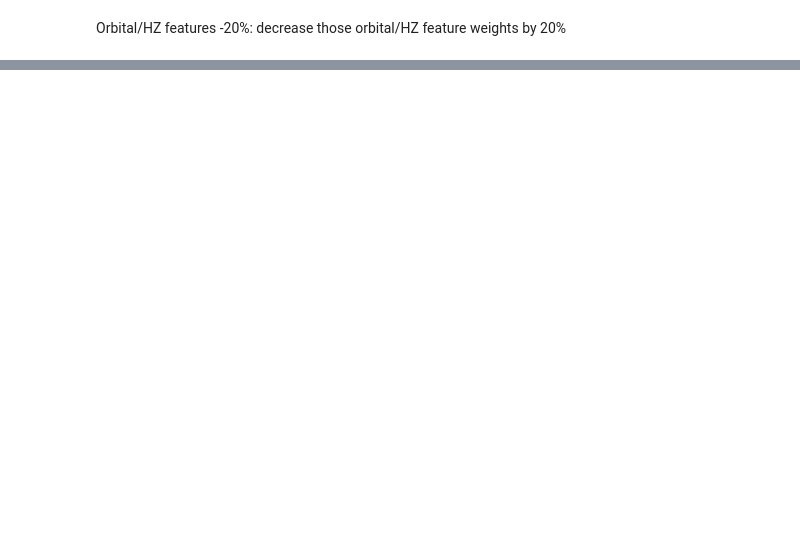
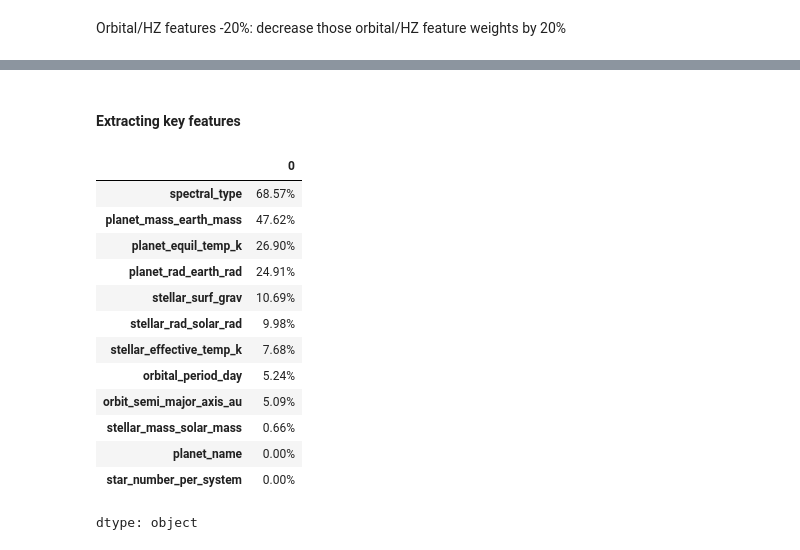
Before and after one commit to Graviton12/DS_Final_Project_SZM, a Jupyter notebook: Journal Paper Experiments/DS_Model_Experiments.ipynb, the cells around one changed output, grey strips where cells are left out. Drawn from its saved outputs; the diff is of its cells as text; code cells hidden in the pictures; blank space fills up the shorter version.

```diff
--- a/Journal Paper Experiments/DS_Model_Experiments.ipynb
+++ b/Journal Paper Experiments/DS_Model_Experiments.ipynb
@@ -2678,0 +2904,3 @@ Orbital/HZ features -20%: decrease those orbital/HZ feature weights by 20%
+# %%
+# loading dataset
+experiment_4 = pd.read_csv('/content/drive/MyDrive/Exoplanet /filtered_2026_dataset_new_final.csv')
@@ -2678,0 +2930,25 @@ Orbital/HZ features -20%: decrease those orbital/HZ feature weights by 20%
+# %% [markdown]
+#### Extracting key features
+# %%
+# removing non-key feature columns
+experiment_4 = experiment_4.drop(columns=['planet_mass_jupiter_mass', 'planet_rad_jupiter_rad', 'orbital_eccentricity', 'stellar_metallicity', 'distance_parsec',
+                                                   'year_of_discovery', 'host_star_name', 'discovery_method', 'discovery_facility'])
+# %%
+# Viewing the percentage of missing value for each column
+missing_percentage = (experiment_4.isnull().sum() / len(experiment_4))
+((missing_percentage * 100).sort_values(ascending=False)).map(lambda x: f"{x:.2f}%")
+# %% [output]
+|  | 0 |
+| spectral_type | 68.57% |
+| planet_mass_earth_mass | 47.62% |
+| planet_equil_temp_k | 26.90% |
+| planet_rad_earth_rad | 24.91% |
+| stellar_surf_grav | 10.69% |
+| stellar_rad_solar_rad | 9.98% |
+| stellar_effective_temp_k | 7.68% |
+| orbital_period_day | 5.24% |
+| orbit_semi_major_axis_au | 5.09% |
+| stellar_mass_solar_mass | 0.66% |
+| planet_name | 0.00% |
+| star_number_per_system | 0.00% |
+dtype: object
```
Also changed, not shown: parts of 187 cells of this notebook, 2 other files.
